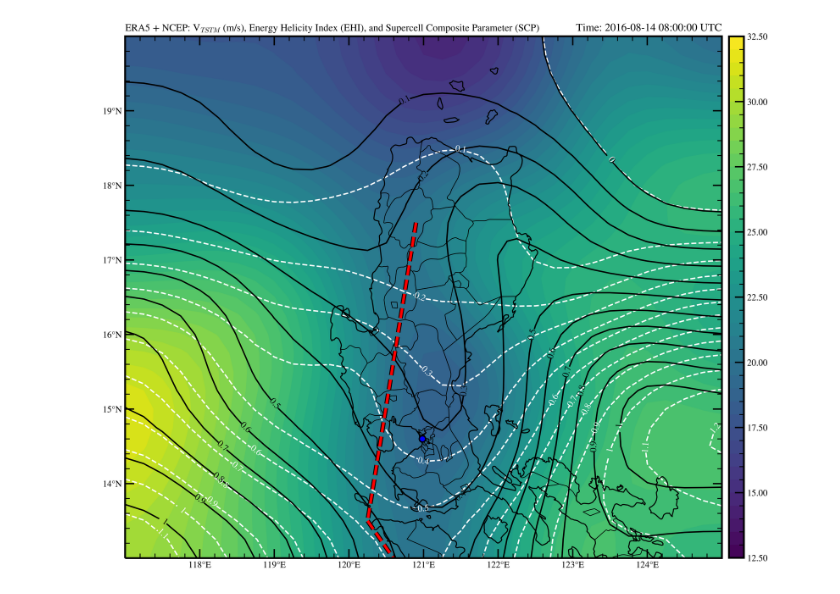
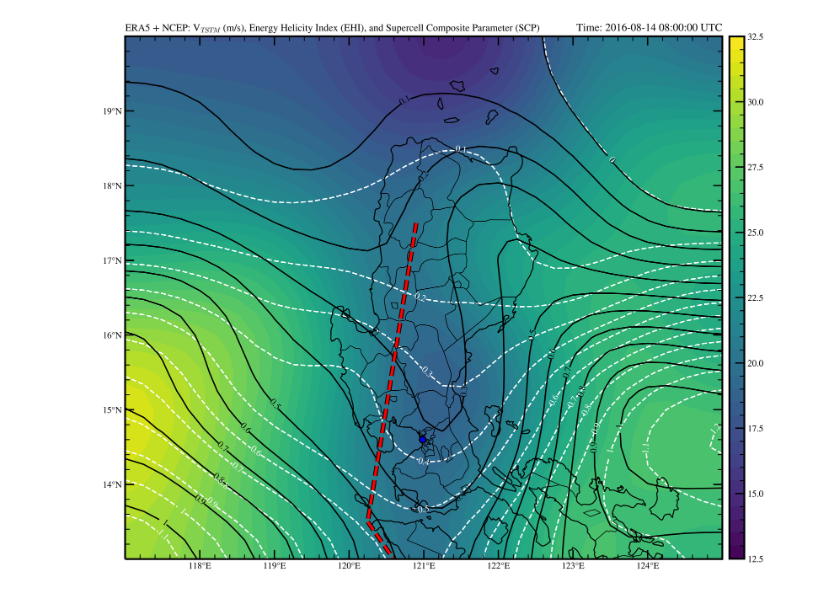
Before and after one commit to AstroCGHA/ERA5-Reanalysis, a Jupyter notebook: Updraft, EHI, SCP.ipynb, the cells around one changed output. Cells and saved outputs as stored; diff of their text form; code cells hidden in the pictures.

Commit message:
Python 3.9
[Mesoscale] Data Visualization of Updraft Velocity of Potential TSTM with contour lines of Energy Helicity Index (EHI) and Supercell Composite Parameter (SCP).

```diff
--- a/Updraft, EHI, SCP.ipynb
+++ b/Updraft, EHI, SCP.ipynb
@@ -211,8 +210,8 @@ wmax_range = np.arange(12.50, 33.00, 0.5)
 upwm = ax.contourf(lons, lats, wmax, wmax_range, cmap='viridis', transform=datacrs)
 cbar = plt.colorbar(upwm, orientation='vertical', pad=0.01, aspect=35, shrink=0.664,
                     ticks=[12.50, 15.00, 17.50, 20.00, 22.50, 25.00, 27.50, 30.00, 32.50])
-cbar.ax.set_yticklabels(['12.50' , '15.00', '17.50', '20.00', '22.50', '25.00', '27.50', '30.00',
-                         '32.50'])
+cbar.ax.set_yticklabels(['12.5' , '15.0', '17.5', '20.0', '22.5', '25.0', '27.5', '30.0',
+                         '32.5'])
 cbar.ax.minorticks_on()
 cbar.ax.tick_params(which='major', length=10, width=1.5, top=True, right=True, direction='in')
 cbar.ax.tick_params(which='minor', length=5, width=1, top=True, right=True, direction='in')
@@ -246,31 +245,31 @@ ax.set_title('ERA5 + NCEP: V$_{TSTM}$ (m/s), Energy Helicity Index (EHI), and Su
 ax.set_title('Time: {} UTC'.format(vtime), loc='right')
 
 # Add marker of Manila, NCR via its lats and lons
 manila_lon, manila_lat = 120.9842, 14.5995
 ax.plot(manila_lon, manila_lat, color='blue', markersize=7,
         markeredgewidth=1.5, markeredgecolor='k', marker='o', transform=datacrs)
 
 # Set X and Y-ticks for Latitude and Longitude Coordinates
 ax.set_yticks(lats, 5, crs=ccrs.PlateCarree())
 ax.set_xticks(lons, 5, crs=ccrs.PlateCarree())
 lat_formatter = cticker.LatitudeFormatter()
 long_formatter = cticker.LongitudeFormatter()
 ax.yaxis.set_major_formatter(lat_formatter)
 ax.xaxis.set_major_formatter(long_formatter)
 ax.set_xticks(ax.get_xticks()[1:8]) #Hide end points of longitude tickmarks
 ax.set_yticks(ax.get_yticks()[1:7]) #Hide end points of latitude tickmarks
 ax.minorticks_on()
 ax.tick_params(which='major', length=10, width=1.5, top=True, right=True, direction='in')
 ax.tick_params(which='minor', length=5, width=1, top=True, right=True, direction='in')
 
 # Adjust image and show
 plt.subplots_adjust(bottom=0, top=1)
 plt.rcParams['axes.linewidth'] = 2
 plt.rcParams['figure.dpi'] = 500
 plt.rcParams['figure.facecolor'] = 'white'
 plt.rcParams['mathtext.fontset'] = 'cm'
 plt.rcParams['font.family'] = 'STIXGeneral'
 plt.savefig('Updraft, EHI, SCP.jpg', bbox_inches="tight")
 plt.show()
 # %% [output]
-[figure, old version]
+[figure, new version]
```
Also changed, not shown: parts of 1 cell of this notebook.
